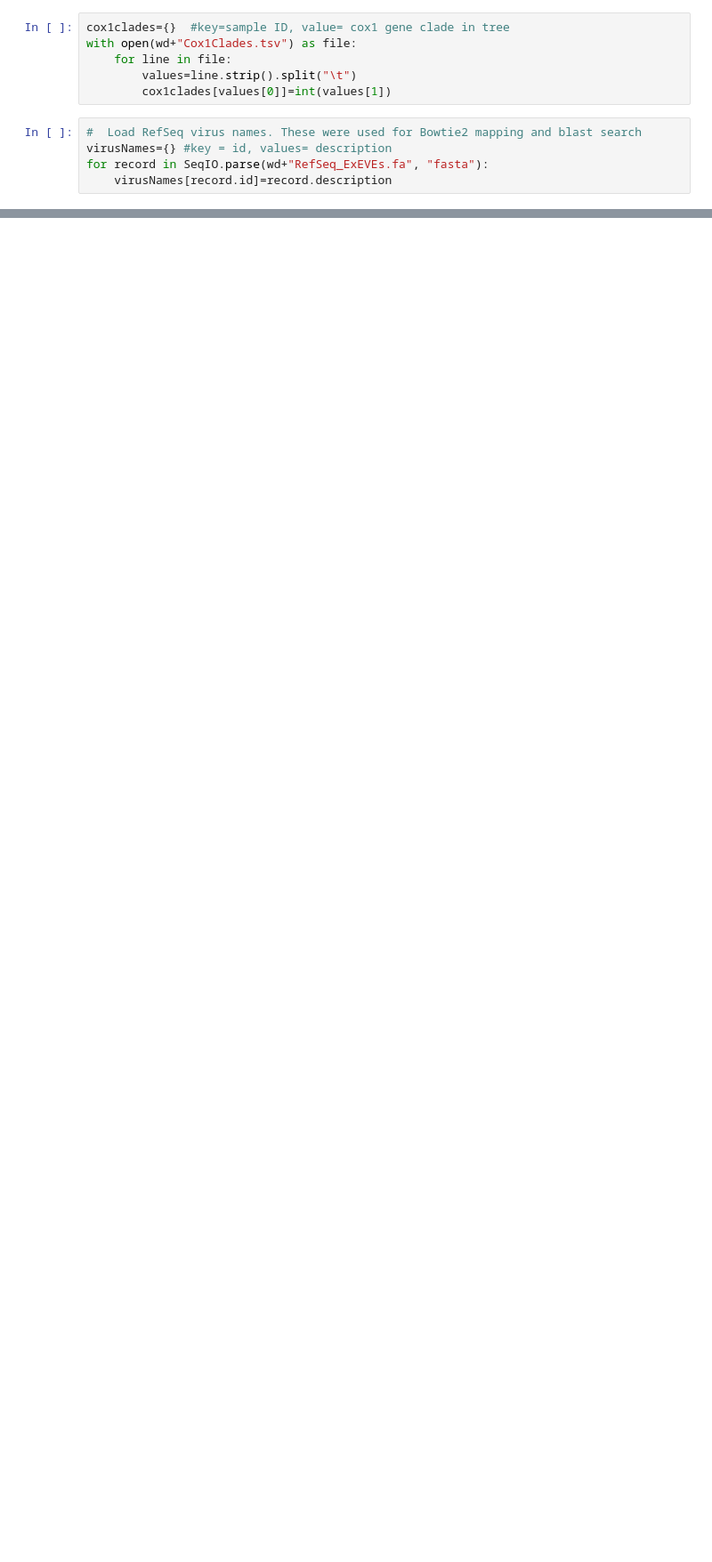
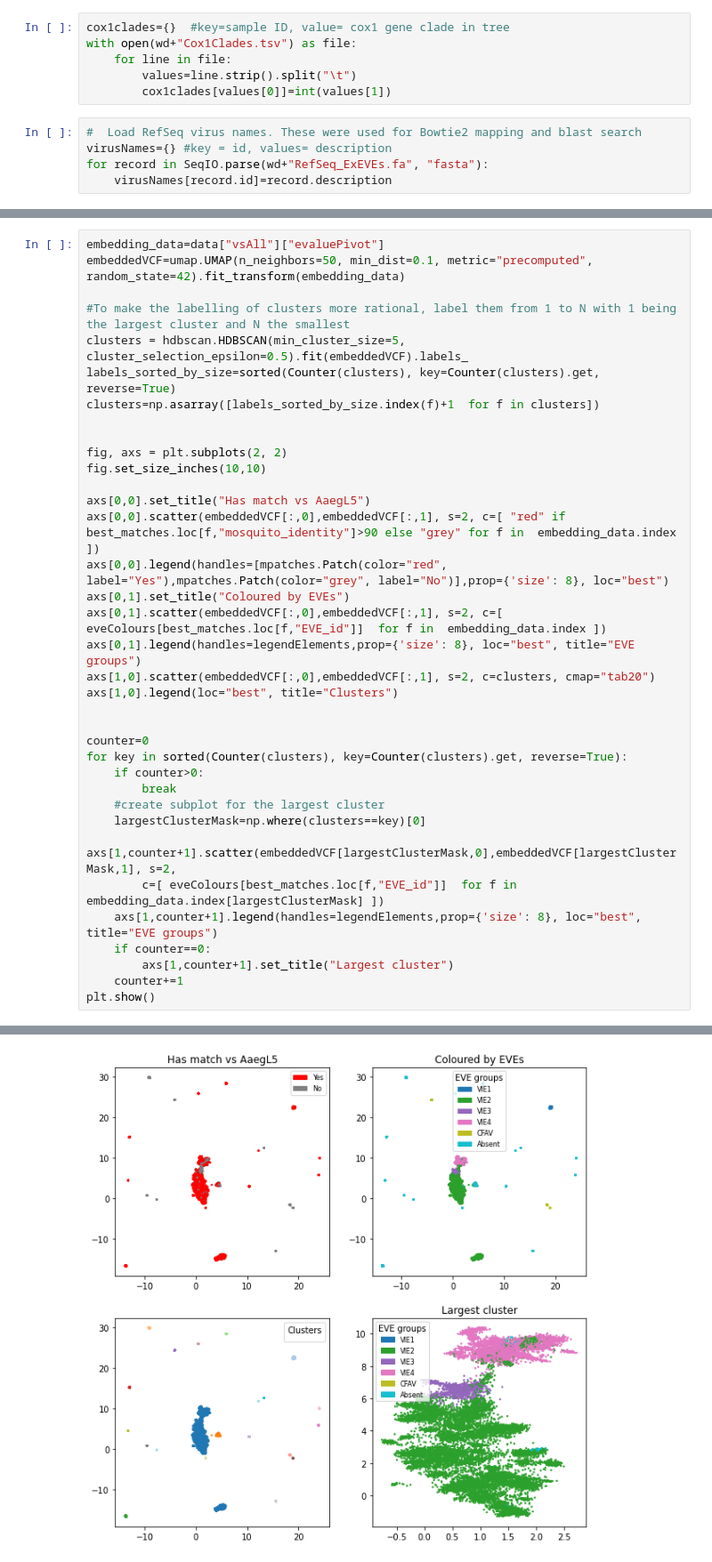
Before and after one commit to AntonS-bio/nrEVEs-AedesAegypti, a Jupyter notebook: scripts/PopulationEVEsClustering.ipynb, the cells around one changed output, grey strips where cells are left out. Shown at 89% size. Drawn from its saved outputs; the diff is of its cells as text; blank space fills up the shorter version.

```diff
--- a/scripts/PopulationEVEsClustering.ipynb
+++ b/scripts/PopulationEVEsClustering.ipynb
@@ -731,0 +245,37 @@ ax2.scatter(X_embedded_EVEallVsAll[:,0],X_embedded_EVEallVsAll[:,1], s=2, c=colo
+# %%
+embedding_data=data["vsAll"]["evaluePivot"]
+embeddedVCF=umap.UMAP(n_neighbors=50, min_dist=0.1, metric="precomputed", random_state=42).fit_transform(embedding_data)
+
+#To make the labelling of clusters more rational, label them from 1 to N with 1 being the largest cluster and N the smallest
+clusters = hdbscan.HDBSCAN(min_cluster_size=5, cluster_selection_epsilon=0.5).fit(embeddedVCF).labels_
+labels_sorted_by_size=sorted(Counter(clusters), key=Counter(clusters).get, reverse=True)
+clusters=np.asarray([labels_sorted_by_size.index(f)+1  for f in clusters])
+
+
+fig, axs = plt.subplots(2, 2)
+fig.set_size_inches(10,10)
+
+axs[0,0].set_title("Has match vs AaegL5")
+axs[0,0].scatter(embeddedVCF[:,0],embeddedVCF[:,1], s=2, c=[ "red" if best_matches.loc[f,"mosquito_identity"]>90 else "grey" for f in  embedding_data.index ])
+axs[0,0].legend(handles=[mpatches.Patch(color="red", label="Yes"),mpatches.Patch(color="grey", label="No")],prop={'size': 8}, loc="best")
+axs[0,1].set_title("Coloured by EVEs")
+axs[0,1].scatter(embeddedVCF[:,0],embeddedVCF[:,1], s=2, c=[ eveColours[best_matches.loc[f,"EVE_id"]]  for f in  embedding_data.index ])
+axs[0,1].legend(handles=legendElements,prop={'size': 8}, loc="best", title="EVE groups")
+axs[1,0].scatter(embeddedVCF[:,0],embeddedVCF[:,1], s=2, c=clusters, cmap="tab20")
+axs[1,0].legend(loc="best", title="Clusters")
+
+
+counter=0
+for key in sorted(Counter(clusters), key=Counter(clusters).get, reverse=True):
+    if counter>0:
+        break
+    #create subplot for the largest cluster
+    largestClusterMask=np.where(clusters==key)[0]
+    axs[1,counter+1].scatter(embeddedVCF[largestClusterMask,0],embeddedVCF[largestClusterMask,1], s=2,
+        c=[ eveColours[best_matches.loc[f,"EVE_id"]]  for f in  embedding_data.index[largestClusterMask] ])
+    axs[1,counter+1].legend(handles=legendElements,prop={'size': 8}, loc="best", title="EVE groups")
+    if counter==0:
+        axs[1,counter+1].set_title("Largest cluster")
+    counter+=1
+plt.show()
+# %% [output]
@@ -731,0 +283 @@ ax2.scatter(X_embedded_EVEallVsAll[:,0],X_embedded_EVEallVsAll[:,1], s=2, c=colo
+[figure, added]
```
Also changed, not shown: parts of 56 cells of this notebook.
